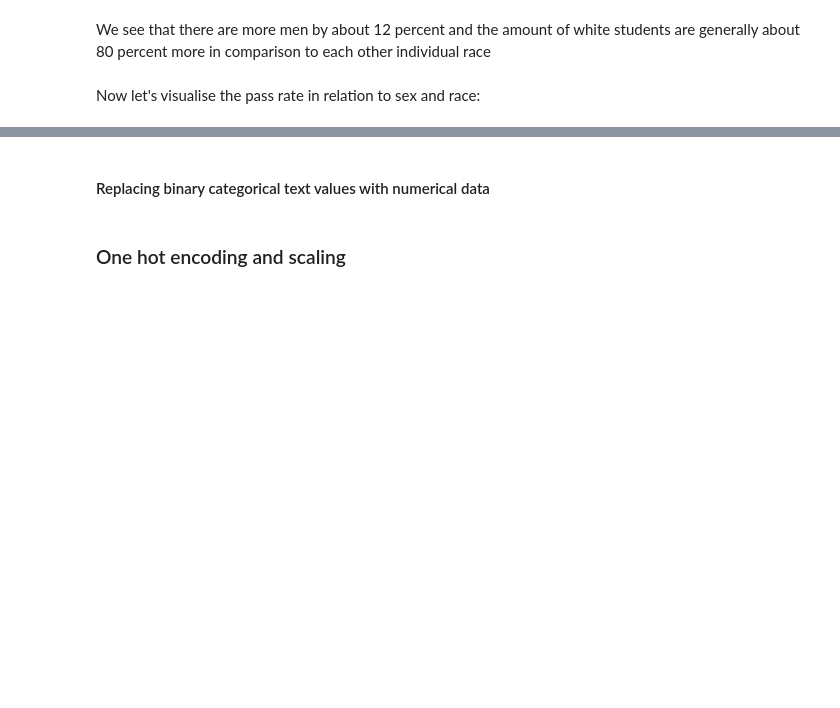
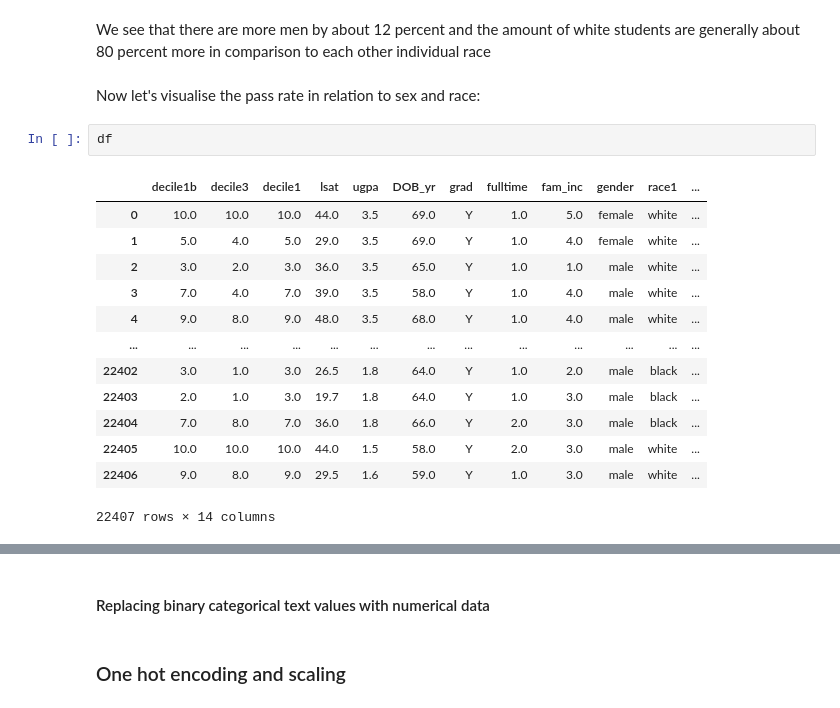
Before and after one commit to juliehinge/Algorithmic-Fairness, a Jupyter notebook: eda.ipynb, the cells around one changed output, grey strips where cells are left out. Drawn from its saved outputs; the diff is of its cells as text; blank space fills up the shorter version.

```diff
--- a/eda.ipynb
+++ b/eda.ipynb
@@ -236,6 +262,22 @@ Name: count, dtype: int64
 We see that there are more men by about 12 percent and the amount of white students are generally about 80 percent more in comparison to each other individual race
 # %% [markdown]
 Now let's visualise the pass rate in relation to sex and race:
+# %%
+df
+# %% [output]
+|  | decile1b | decile3 | decile1 | lsat | ugpa | DOB_yr | grad | fulltime | fam_inc | gender | race1 | ... |
+| 0 | 10.0 | 10.0 | 10.0 | 44.0 | 3.5 | 69.0 | Y | 1.0 | 5.0 | female | white | ... |
+| 1 | 5.0 | 4.0 | 5.0 | 29.0 | 3.5 | 69.0 | Y | 1.0 | 4.0 | female | white | ... |
+| 2 | 3.0 | 2.0 | 3.0 | 36.0 | 3.5 | 65.0 | Y | 1.0 | 1.0 | male | white | ... |
+| 3 | 7.0 | 4.0 | 7.0 | 39.0 | 3.5 | 58.0 | Y | 1.0 | 4.0 | male | white | ... |
+| 4 | 9.0 | 8.0 | 9.0 | 48.0 | 3.5 | 68.0 | Y | 1.0 | 4.0 | male | white | ... |
+| ... | ... | ... | ... | ... | ... | ... | ... | ... | ... | ... | ... | ... |
+| 22402 | 3.0 | 1.0 | 3.0 | 26.5 | 1.8 | 64.0 | Y | 1.0 | 2.0 | male | black | ... |
+| 22403 | 2.0 | 1.0 | 3.0 | 19.7 | 1.8 | 64.0 | Y | 1.0 | 3.0 | male | black | ... |
+| 22404 | 7.0 | 8.0 | 7.0 | 36.0 | 1.8 | 66.0 | Y | 2.0 | 3.0 | male | black | ... |
+| 22405 | 10.0 | 10.0 | 10.0 | 44.0 | 1.5 | 58.0 | Y | 2.0 | 3.0 | male | white | ... |
+| 22406 | 9.0 | 8.0 | 9.0 | 29.5 | 1.6 | 59.0 | Y | 1.0 | 3.0 | male | white | ... |
+22407 rows × 14 columns
 # %%
 
 
```
Also changed, not shown: parts of 5 cells of this notebook, 4 other files.
